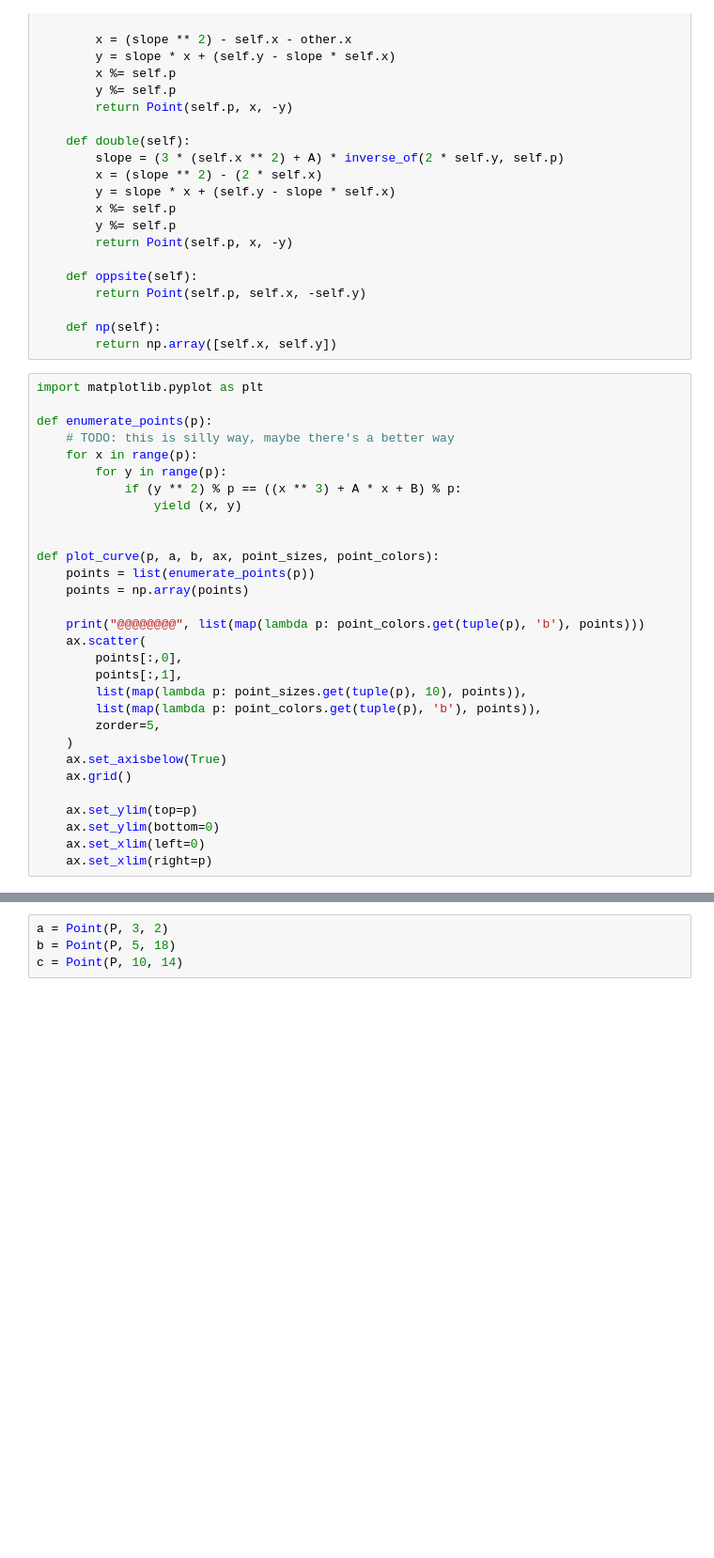
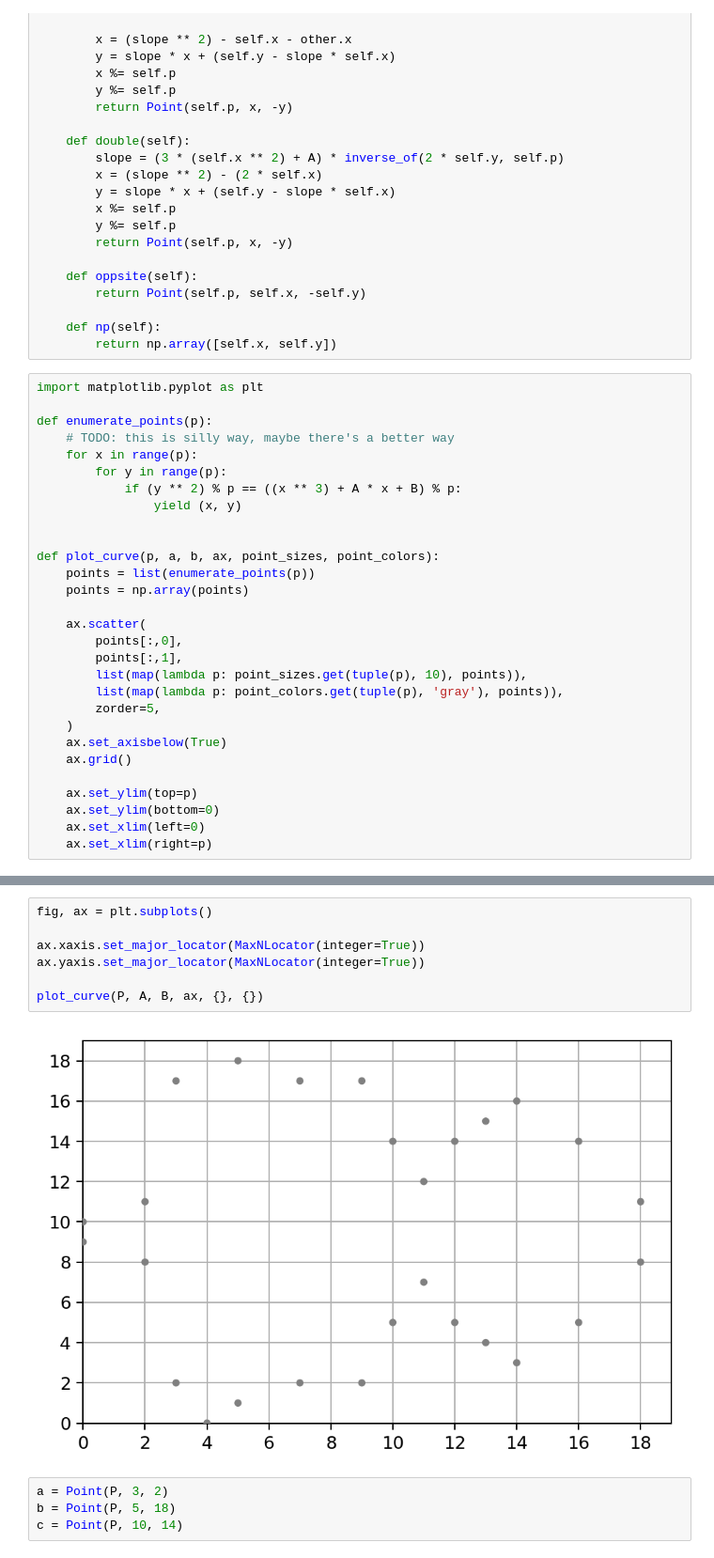
Before and after one commit to fangpenlin/elliptic-curve-explained, a Jupyter notebook: elliptic-curve-on-finite-field.ipynb, the cells around one changed output, grey strips where cells are left out. Shown at 94% size. Cells and saved outputs as stored; diff of their text form; blank space fills up the shorter version.

Commit message:
Add empty finite field curve

```diff
--- a/elliptic-curve-on-finite-field.ipynb
+++ b/elliptic-curve-on-finite-field.ipynb
@@ -107,12 +107,11 @@ def plot_curve(p, a, b, ax, point_sizes, point_colors):
     points = list(enumerate_points(p))
     points = np.array(points)
 
-    print("@@@@@@@@", list(map(lambda p: point_colors.get(tuple(p), 'b'), points)))
     ax.scatter(
         points[:,0],
         points[:,1],
         list(map(lambda p: point_sizes.get(tuple(p), 10), points)),
-        list(map(lambda p: point_colors.get(tuple(p), 'b'), points)),
+        list(map(lambda p: point_colors.get(tuple(p), 'gray'), points)),
         zorder=5,
     )
     ax.set_axisbelow(True)
@@ -293,6 +283,15 @@ def plot_distinct_point_curve(p0, p1, p0_annotation, p1_annotation, third_point_
     ax.annotate(sum_point_annotation, xy=p2.np(), xytext=(-5, 5), textcoords='offset points', zorder=10)
 
     plt.show()
+# %%
+fig, ax = plt.subplots()
+
+ax.xaxis.set_major_locator(MaxNLocator(integer=True))
+ax.yaxis.set_major_locator(MaxNLocator(integer=True))
+
+plot_curve(P, A, B, ax, {}, {})
+# %% [output]
+[figure, added]
 # %%
 a = Point(P, 3, 2)
 b = Point(P, 5, 18)
```
Also changed, not shown: parts of 5 cells of this notebook.
